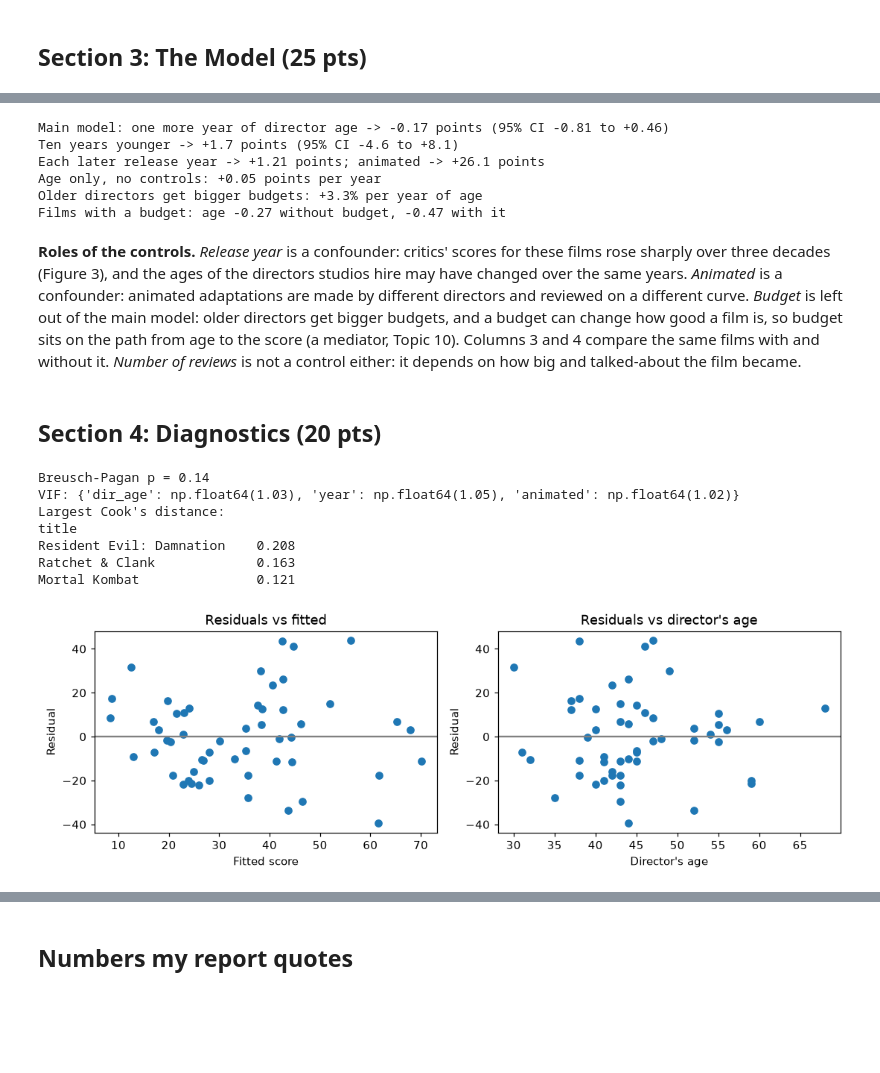
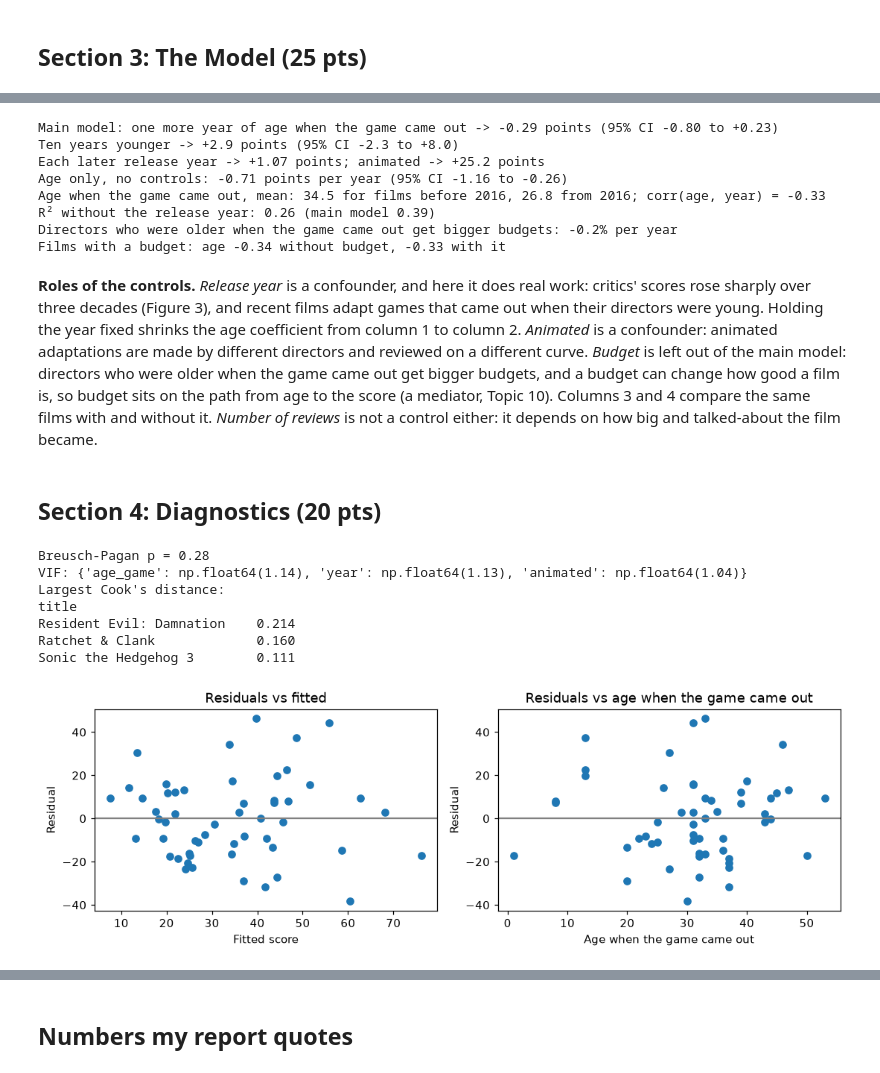
Before and after one commit to RyanPiao/econ3916-midterm-example, a Jupyter notebook: midterm-example-movies.ipynb, the cells around one changed output, grey strips where cells are left out. Cells and saved outputs as stored; diff of their text form; code cells hidden in the pictures; blank space fills up the shorter version.

Commit message:
X is the director's age when the game came out (games_wikipedia.csv); report and README rebuilt

```diff
--- a/midterm-example-movies.ipynb
+++ b/midterm-example-movies.ipynb
@@ -177,3 +178,13 @@ print(df[["title", "year", "budget", "budget_m"]].head(3).to_string(index=False)
 Super Mario Bros.  1993 45000000.0 97.708375
     Double Dragon  1994  7800000.0 16.507645
    Street Fighter  1994 35000000.0 74.072767
+# %%
+# The second join: when did the game come out? Keyed on title + year, because three titles were remade.
+games = pd.read_csv("data/games_wikipedia.csv")[["title", "year", "source_page", "game_year"]]
+df = df.merge(games, on=["title", "year"], how="left", indicator=True, validate="one_to_one")
+print(df["_merge"].value_counts().to_string())
+print("No game year:", df.loc[df["game_year"].isna(), "title"].tolist())
+df = df.drop(columns="_merge")
+# X: the director's age when the game first came out (negative = born after it)
+df["age_game"] = df["game_year"] - pd.to_numeric(df["born"].str[:4])
+print(df[["title", "source_page", "game_year", "dir_age", "age_game"]].head(4).to_string(index=False))
@@ -192,12 +218,12 @@ written down before the model is run.
 # %%
-sample = df[(df["year"] <= 2025)].dropna(subset=["rt", "dir_age"]).copy()
+sample = df[(df["year"] <= 2025)].dropna(subset=["rt", "age_game"]).copy()
 sample["log_budget"] = np.log(sample["budget_m"])          # NaN where there is no dollar budget
 print("Films in the table:", len(df), "  in the sample:", len(sample))
 
-table1 = sample[["rt", "reviews", "dir_age", "year", "budget_m"]].describe().T[["mean", "50%", "std", "min", "max", "count"]]
+table1 = sample[["rt", "reviews", "age_game", "dir_age", "year", "budget_m"]].describe().T[["mean", "50%", "std", "min", "max", "count"]]
 table1.columns = ["mean", "median", "std", "min", "max", "N"]
-table1.index = ["Rotten Tomatoes score (% positive reviews)", "Reviews counted", "Director's age at release (years)",
-                "Release year", "Budget ($m, 2024)"]
+table1.index = ["Rotten Tomatoes score (% positive reviews)", "Reviews counted", "Director's age when the game came out (years)",
+                "Director's age at release (years)", "Release year", "Budget ($m, 2024)"]
 table1.round(1)
 # %% [output]
 Films in the table: 68   in the sample: 53
@@ -297,53 +324,61 @@ regtable([m1, m2, m2b, m3], ["(1) Age only", "(2) Main", "(3) Main, films with a
 # %%
-b, (lo, hi) = m2.params["dir_age"], m2.conf_int().loc["dir_age"]
-print(f"Main model: one more year of director age -> {b:+.2f} points (95% CI {lo:+.2f} to {hi:+.2f})")
+b, (lo, hi) = m2.params["age_game"], m2.conf_int().loc["age_game"]
+print(f"Main model: one more year of age when the game came out -> {b:+.2f} points (95% CI {lo:+.2f} to {hi:+.2f})")
 print(f"Ten years younger -> {-10 * b:+.1f} points (95% CI {-10 * hi:+.1f} to {-10 * lo:+.1f})")
 print(f"Each later release year -> {m2.params['year']:+.2f} points; animated -> {m2.params['animated']:+.1f} points")
-print(f"Age only, no controls: {m1.params['dir_age']:+.2f} points per year")
-budget_on_age = smf.ols("log_budget ~ dir_age + year + animated", with_budget).fit(cov_type="HC1")
+print(f"Age only, no controls: {m1.params['age_game']:+.2f} points per year (95% CI {m1.conf_int().loc['age_game'][0]:+.2f} to {m1.conf_int().loc['age_game'][1]:+.2f})")
+recent = sample["year"] >= 2016
+print(f"Age when the game came out, mean: {sample.loc[~recent, 'age_game'].mean():.1f} for films before 2016, {sample.loc[recent, 'age_game'].mean():.1f} from 2016;"
+      f" corr(age, year) = {sample['age_game'].corr(sample['year']):.2f}")
+r2_no_year = smf.ols("rt ~ age_game + animated", sample).fit().rsquared
+print(f"R² without the release year: {r2_no_year:.2f} (main model {m2.rsquared:.2f})")
+budget_on_age = smf.ols("log_budget ~ age_game + year + animated", with_budget).fit(cov_type="HC1")
 pct = lambda x: 100 * (np.exp(x) - 1)
-print(f"Older directors get bigger budgets: {pct(budget_on_age.params['dir_age']):+.1f}% per year of age")
-print(f"Films with a budget: age {m2b.params['dir_age']:+.2f} without budget, {m3.params['dir_age']:+.2f} with it")
+print(f"Directors who were older when the game came out get bigger budgets: {pct(budget_on_age.params['age_game']):+.1f}% per year")
+print(f"Films with a budget: age {m2b.params['age_game']:+.2f} without budget, {m3.params['age_game']:+.2f} with it")
 # %% [output]
-Main model: one more year of director age -> -0.17 points (95% CI -0.81 to +0.46)
-Ten years younger -> +1.7 points (95% CI -4.6 to +8.1)
-Each later release year -> +1.21 points; animated -> +26.1 points
-Age only, no controls: +0.05 points per year
-Older directors get bigger budgets: +3.3% per year of age
-Films with a budget: age -0.27 without budget, -0.47 with it
+Main model: one more year of age when the game came out -> -0.29 points (95% CI -0.80 to +0.23)
+Ten years younger -> +2.9 points (95% CI -2.3 to +8.0)
+Each later release year -> +1.07 points; animated -> +25.2 points
+Age only, no controls: -0.71 points per year (95% CI -1.16 to -0.26)
+Age when the game came out, mean: 34.5 for films before 2016, 26.8 from 2016; corr(age, year) = -0.33
+R² without the release year: 0.26 (main model 0.39)
+Directors who were older when the game came out get bigger budgets: -0.2% per year
+Films with a budget: age -0.34 without budget, -0.33 with it
 # %% [markdown]
-**Roles of the controls.** *Release year* is a confounder: critics' scores for these films rose sharply over three
-decades (Figure 3), and the ages of the directors studios hire may have changed over the same years. *Animated* is a
+**Roles of the controls.** *Release year* is a confounder, and here it does real work: critics' scores rose sharply over three
+decades (Figure 3), and recent films adapt games that came out when their directors were young. Holding the year
+fixed shrinks the age coefficient from column 1 to column 2. *Animated* is a
 confounder: animated adaptations are made by different directors and reviewed on a different curve. *Budget* is left
-out of the main model: older directors get bigger budgets, and a budget can change how good a film is, so budget
+out of the main model: directors who were older when the game came out get bigger budgets, and a budget can change how good a film is, so budget
 sits on the path from age to the score (a mediator, Topic 10). Columns 3 and 4 compare the same films with and
 without it. *Number of reviews* is not a control either: it depends on how big and talked-about the film became.
 # %% [markdown]
 ## Section 4: Diagnostics (20 pts)
 # %%
-ols2 = smf.ols("rt ~ dir_age + year + animated", sample).fit()
+ols2 = smf.ols("rt ~ age_game + year + animated", sample).fit()
 fig, ax = plt.subplots(1, 2, figsize=(10, 3.4))
 ax[0].scatter(ols2.fittedvalues, ols2.resid); ax[0].axhline(0, color="grey")
 ax[0].set(xlabel="Fitted score", ylabel="Residual", title="Residuals vs fitted")
-ax[1].scatter(sample["dir_age"], ols2.resid); ax[1].axhline(0, color="grey")
-ax[1].set(xlabel="Director's age", ylabel="Residual", title="Residuals vs director's age")
+ax[1].scatter(sample["age_game"], ols2.resid); ax[1].axhline(0, color="grey")
+ax[1].set(xlabel="Age when the game came out", ylabel="Residual", title="Residuals vs age when the game came out")
 plt.tight_layout(); plt.show()
 
 bp_p = het_breuschpagan(ols2.resid, ols2.model.exog)[1]
 print(f"Breusch-Pagan p = {bp_p:.2f}")
 X = ols2.model.exog
 print("VIF:", {n: round(variance_inflation_factor(X, i), 2) for i, n in enumerate(ols2.model.exog_names) if n != "Intercept"})
 cooks = pd.Series(ols2.get_influence().cooks_distance[0], index=sample["title"])
 print("Largest Cook's distance:"); print(cooks.nlargest(3).round(3).to_string())
 # %% [output]
-Breusch-Pagan p = 0.14
-VIF: {'dir_age': np.float64(1.03), 'year': np.float64(1.05), 'animated': np.float64(1.02)}
+Breusch-Pagan p = 0.28
+VIF: {'age_game': np.float64(1.14), 'year': np.float64(1.13), 'animated': np.float64(1.04)}
 Largest Cook's distance:
 title
-Resident Evil: Damnation    0.208
-Ratchet & Clank             0.163
-Mortal Kombat               0.121
+Resident Evil: Damnation    0.214
+Ratchet & Clank             0.160
+Sonic the Hedgehog 3        0.111
-[figure, old version]
+[figure, new version]
 # %%
 # A score from a handful of reviews is noisy. Report the estimate without films that have fewer than 20.
 few = sample["reviews"] < 20
```
Also changed, not shown: parts of 15 cells of this notebook, 4 other files.
